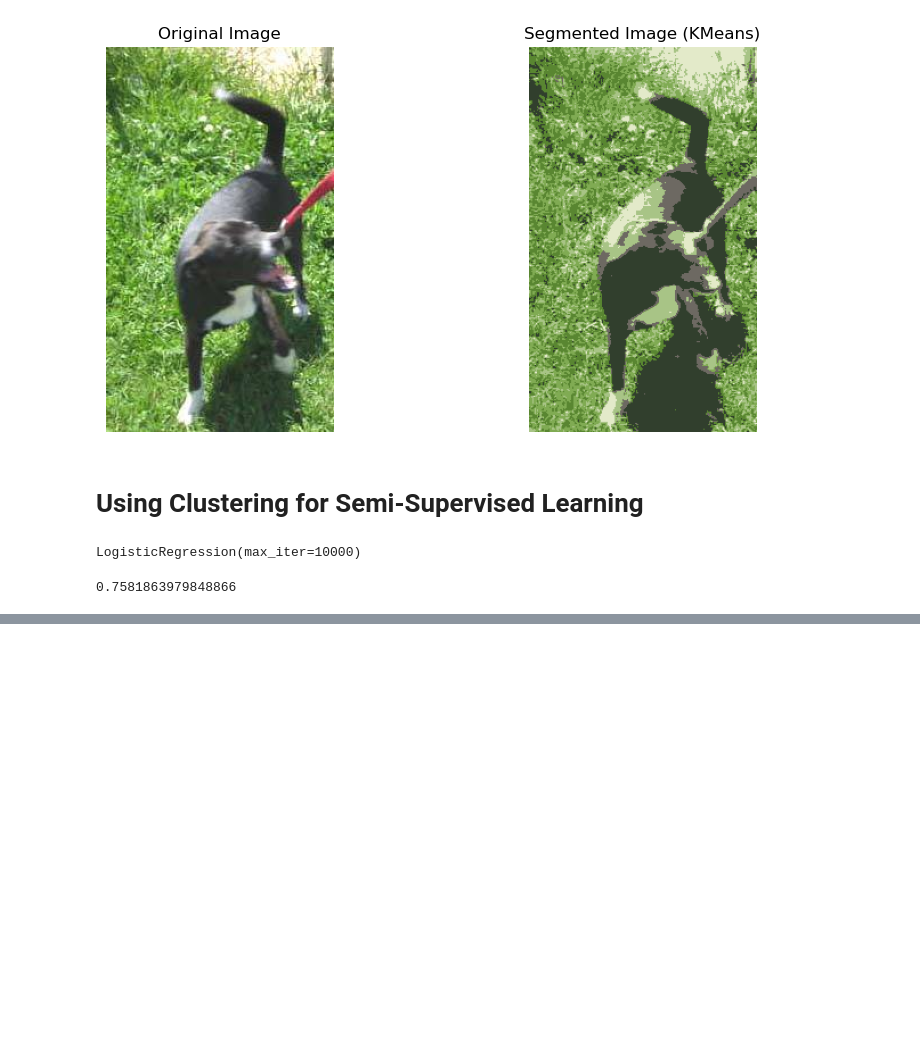
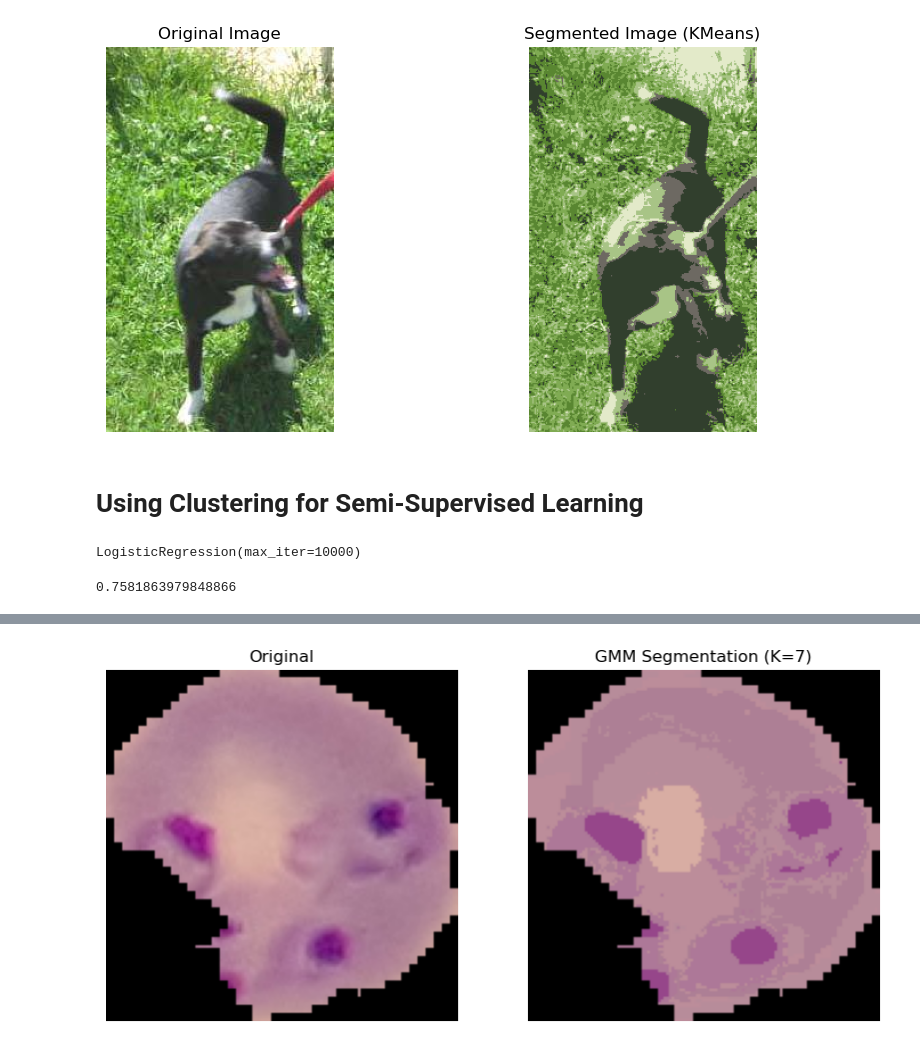
Before and after one commit to Haseebi-khan/MachineLearning, a Jupyter notebook: Hand_On_ML/Chapter8_Dimensionality_Reduction.ipynb, the cells around one changed output, grey strips where cells are left out. Saved outputs shown, nothing was run; the diff lists cells and outputs as text; code cells hidden in the pictures; blank space fills up the shorter version.

```diff
--- a/Hand_On_ML/Chapter8_Dimensionality_Reduction.ipynb
+++ b/Hand_On_ML/Chapter8_Dimensionality_Reduction.ipynb
@@ -694,0 +1383,69 @@ log_reg.score(X_test, y_test)
+# %%
+import cv2
+import numpy as np
+import matplotlib.pyplot as plt
+from sklearn.mixture import GaussianMixture
+
+# Read image
+image = cv2.imread(r"/home/noneo/Codes/DeepLearning/DL Datasets/Malaria_dataset_images/Parasitized/C39P4thinF_original_IMG_20150622_114804_cell_30.png")
+
+if image is None:
+    raise ValueError("Image not found")
+
+image = cv2.cvtColor(image, cv2.COLOR_BGR2RGB)
+
+X = image.reshape((-1, 3)).astype(np.float64)
+
+bic_scores = []
+aic_scores = []
+K_range = range(2, 11)
+
+best_k = None
+best_model = None
+best_bic = np.inf
+
+for k in K_range:
+    gmm = GaussianMixture(
+        n_components=k,
+        covariance_type='full',
+        random_state=42
+    )
+
+    gmm.fit(X)
+
+    bic = gmm.bic(X)
+    aic = gmm.aic(X)
+
+    bic_scores.append(bic)
+    aic_scores.append(aic)
+
+    print(f"K={k} | BIC={bic:.2f} | AIC={aic:.2f}")
+
+    if bic < best_bic:
+        best_bic = bic
+        best_k = k
+        best_model = gmm
+
+print("\nBest K according to BIC:", best_k)
+
+# Segment image using best model
+labels = best_model.predict(X)
+segmented = best_model.means_[labels]
+segmented = segmented.reshape(image.shape)
+segmented = np.clip(segmented, 0, 255).astype(np.uint8)
+
+# Show result
+plt.figure(figsize=(10,5))
+
+plt.subplot(1,2,1)
+plt.title("Original")
+plt.imshow(image)
+plt.axis("off")
+
+plt.subplot(1,2,2)
+plt.title(f"GMM Segmentation (K={best_k})")
+plt.imshow(segmented)
+plt.axis("off")
+
+plt.show()
+# %% [output]
@@ -694,0 +1463 @@ log_reg.score(X_test, y_test)
+[figure, added]
```
Also changed, not shown: parts of 32 cells of this notebook.
